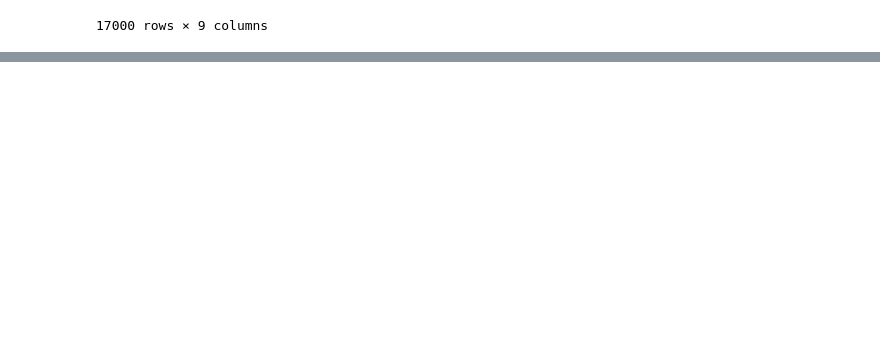
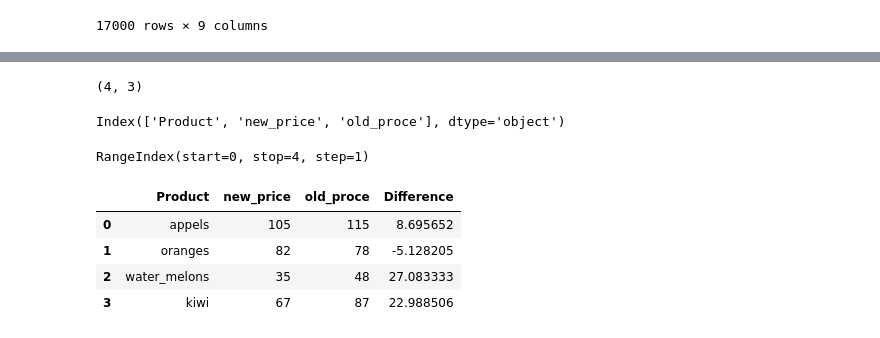
Before and after one commit to pothineni1/AIML, a Jupyter notebook: Pandas/Pandas_DS.ipynb, the cells around one changed output, grey strips where cells are left out. Saved outputs shown, nothing was run; the diff lists cells and outputs as text; code cells hidden in the pictures; blank space fills up the shorter version.

```diff
--- a/Pandas/Pandas_DS.ipynb
+++ b/Pandas/Pandas_DS.ipynb
@@ -97,0 +128,8 @@ df3
+# %%
+# Super market Data
+items = ['appels', 'oranges', 'water_melons', 'kiwi']
+price_2025 = (105, 82, 35, 67)
+price_2024 = (115,78,48,87)
+# %%
+df_super = pd.DataFrame({'Product':items, 'new_price':price_2025, 'old_proce':price_2024})
+df_super
@@ -97,0 +142,21 @@ df3
+# %%
+df_super.shape
+# %% [output]
+(4, 3)
+# %%
+df_super.columns
+# %% [output]
+Index(['Product', 'new_price', 'old_proce'], dtype='object')
+# %%
+df_super.index
+# %% [output]
+RangeIndex(start=0, stop=4, step=1)
+# %%
+df_super['Difference']=((df_super['old_proce']-df_super['new_price'])/df_super['old_proce'])*100
+df_super
+# %% [output]
+|  | Product | new_price | old_proce | Difference |
+| 0 | appels | 105 | 115 | 8.695652 |
+| 1 | oranges | 82 | 78 | -5.128205 |
+| 2 | water_melons | 35 | 48 | 27.083333 |
+| 3 | kiwi | 67 | 87 | 22.988506 |
```
Also changed, not shown: parts of 4 cells of this notebook.
